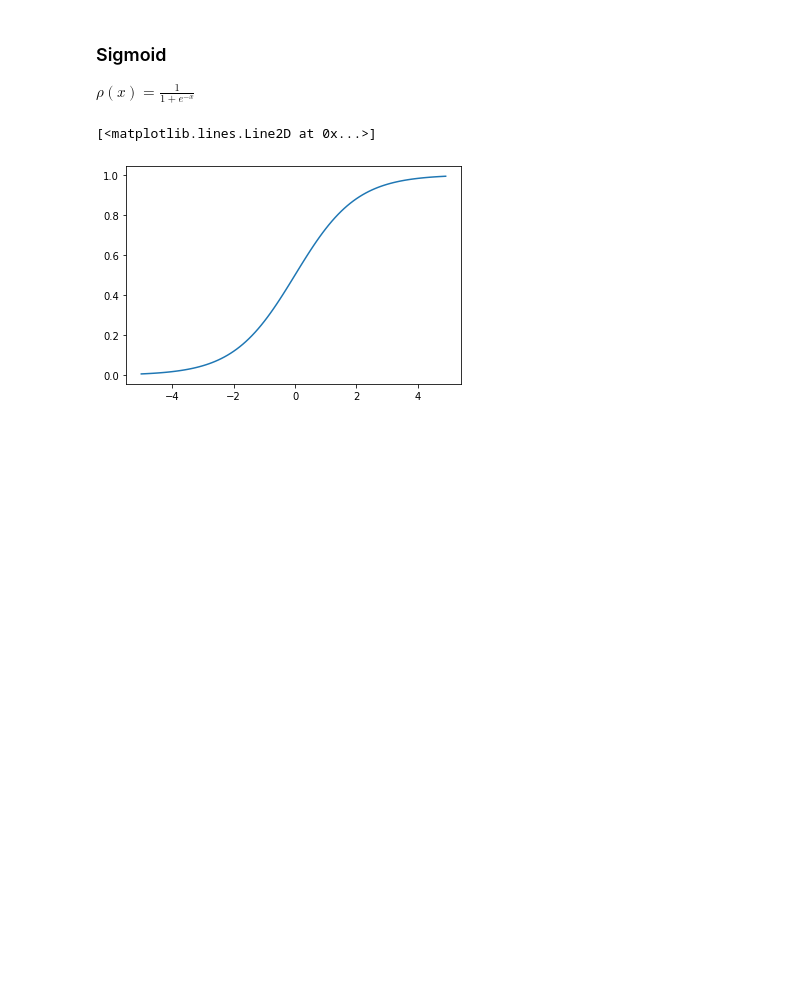
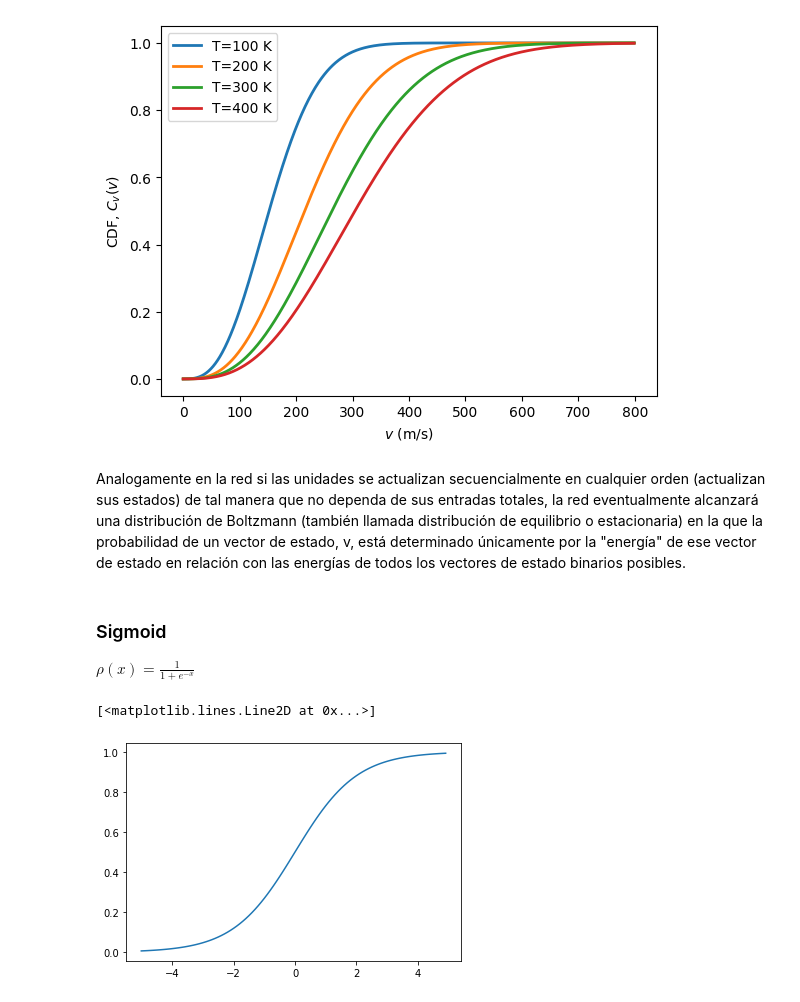
Before and after one commit to gdguerrerog/boltzman_machine_nn, a Jupyter notebook: MaquinasdeBoltzmann.ipynb, the cells around one changed output. Cells and saved outputs as stored; diff of their text form; code cells hidden in the pictures; blank space fills up the shorter version.

```diff
--- a/MaquinasdeBoltzmann.ipynb
+++ b/MaquinasdeBoltzmann.ipynb
@@ -27,3 +76,32 @@ En la imagen las 3 unidades en azul son neuronas ocultas, y el resto son visible
+# %%
+from scipy.special import erf
+
+def MB_CDF(v,m,T):
+    """ Cumulative Distribution function of the Maxwell-Boltzmann speed distribution """
+    kB = 1.38e-23
+    a = np.sqrt(kB*T/m)
+    return erf(v/(np.sqrt(2)*a)) - np.sqrt(2/np.pi)* v* np.exp(-v**2/(2*a**2))/a
+
+
+fig = pyplot.figure()
+ax = fig.add_subplot(111)
+
+v = np.arange(0,800,1)
+amu = 1.66e-27
+mass = 85*amu
+
+for T in [100,200,300,400]:
+    fv = MB_CDF(v,mass,T)
+    ax.plot(v,fv,label='T='+str(T)+' K',lw=2)
+
+ax.legend(loc=0)
+ax.set_xlabel('$v$ (m/s)')
+ax.set_ylabel('CDF, $C_v(v)$')
+pyplot.draw()
+# %% [output]
+[figure, added]
+# %% [markdown]
+Analogamente en la red si las unidades se actualizan secuencialmente en cualquier orden (actualizan sus estados) de tal manera que no dependa de sus entradas totales, la red eventualmente alcanzará una distribución de Boltzmann (también llamada distribución de equilibrio o estacionaria) en la que la probabilidad de un vector de estado, v, está determinado únicamente por la "energía" de ese vector de estado en relación con las energías de todos los vectores de estado binarios posibles.
 # %% [markdown]
 ### Sigmoid
 
```
Also changed, not shown: parts of 5 cells of this notebook.
